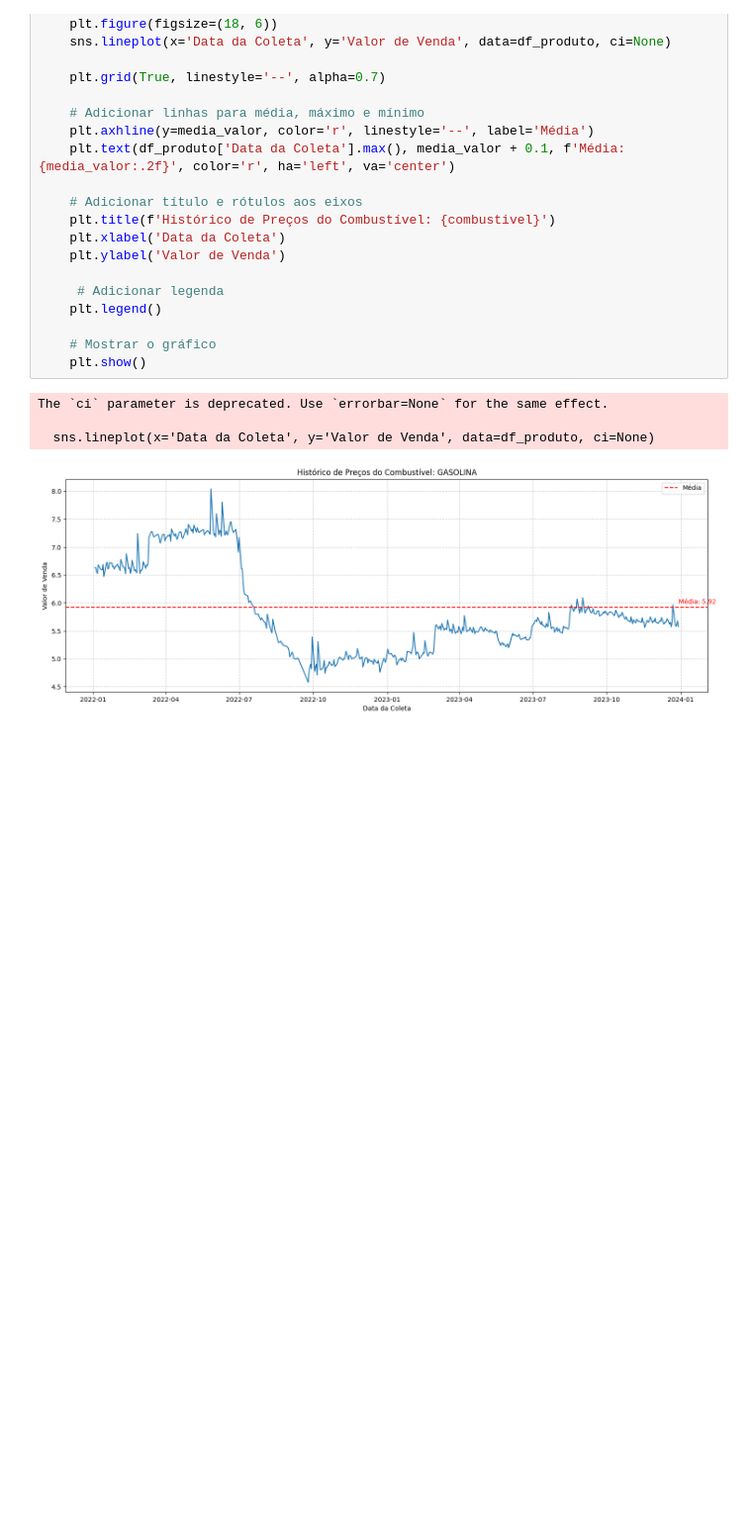
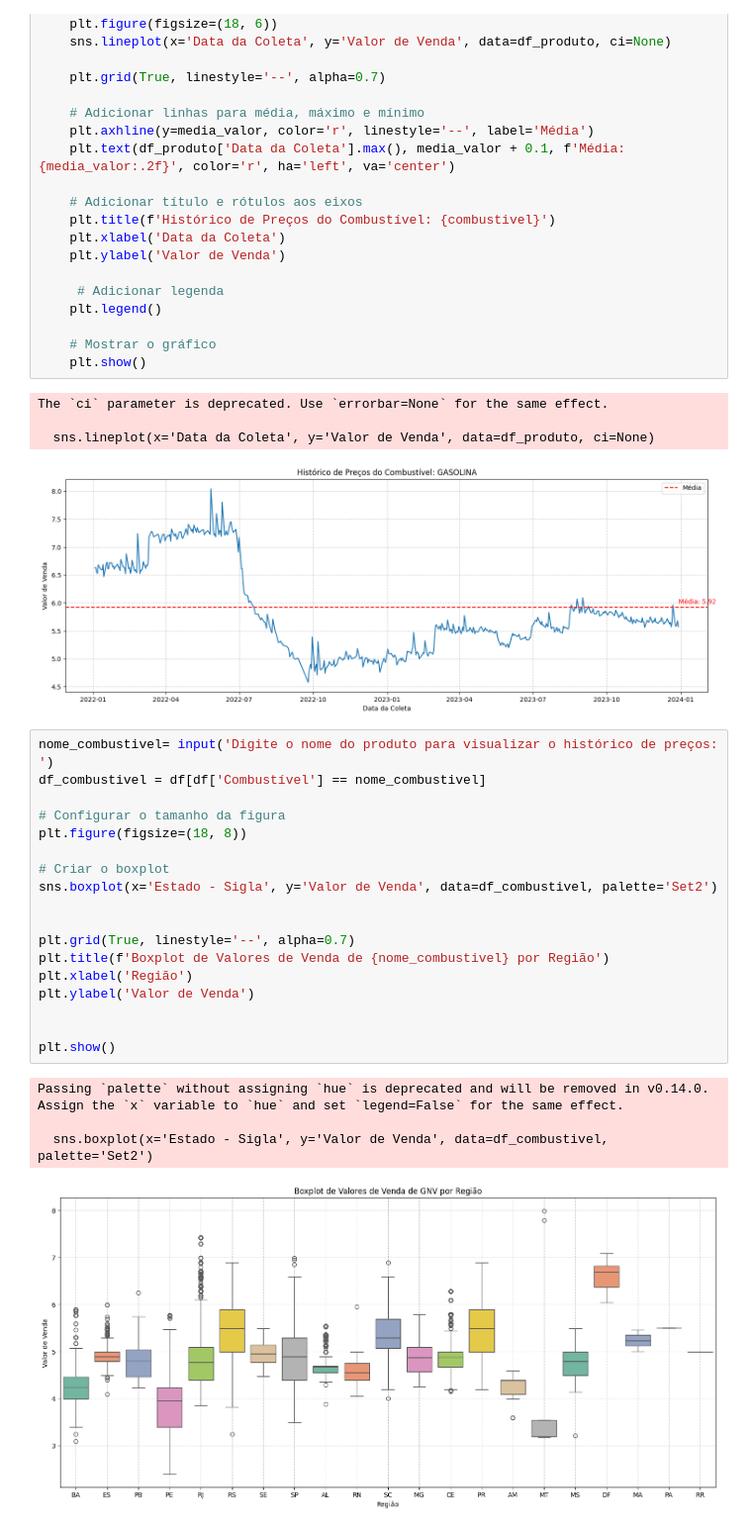
Before and after one commit to luisfernandogbraga/preco_combustivel, a Jupyter notebook: ETL.ipynb, the cells around one changed output. Shown: that part at 99% size. Drawn from its saved outputs; the diff is of its cells as text; blank space fills up the shorter version.

```diff
--- a/ETL.ipynb
+++ b/ETL.ipynb
@@ -231,3 +198,26 @@ The `ci` parameter is deprecated. Use `errorbar=None` for the same effect.
 
   sns.lineplot(x='Data da Coleta', y='Valor de Venda', data=df_produto, ci=None)
 [figure]
+# %%
+nome_combustivel= input('Digite o nome do produto para visualizar o histórico de preços: ')
+df_combustivel = df[df['Combustível'] == nome_combustivel]
+
+# Configurar o tamanho da figura
+plt.figure(figsize=(18, 8))
+
+# Criar o boxplot
+sns.boxplot(x='Estado - Sigla', y='Valor de Venda', data=df_combustivel, palette='Set2')
+
+
+plt.grid(True, linestyle='--', alpha=0.7)
+plt.title(f'Boxplot de Valores de Venda de {nome_combustivel} por Região')
+plt.xlabel('Região')
+plt.ylabel('Valor de Venda')
+
+
+plt.show()
+# %% [output]
+Passing `palette` without assigning `hue` is deprecated and will be removed in v0.14.0. Assign the `x` variable to `hue` and set `legend=False` for the same effect.
+
+  sns.boxplot(x='Estado - Sigla', y='Valor de Venda', data=df_combustivel, palette='Set2')
+[figure, added]
```
Also changed, not shown: parts of 5 cells of this notebook.
